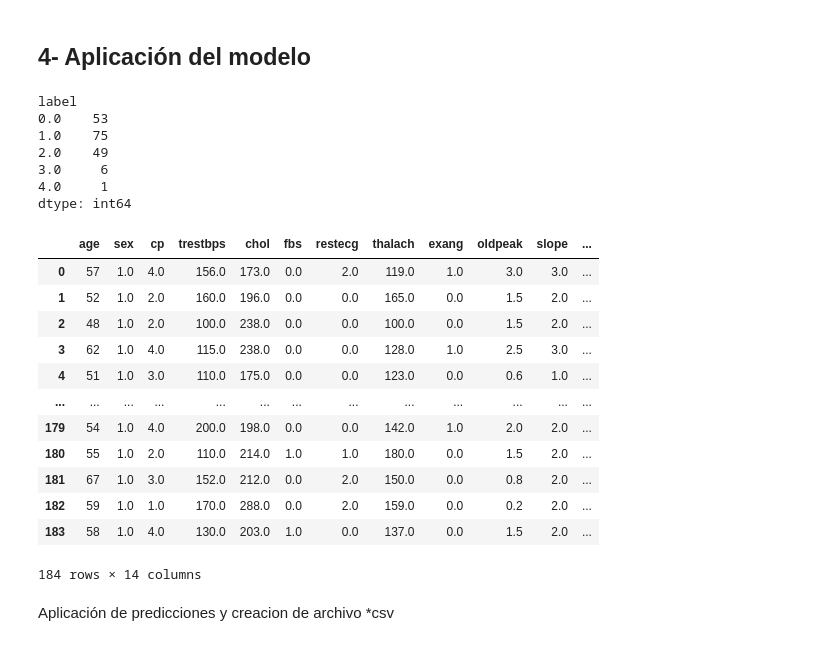
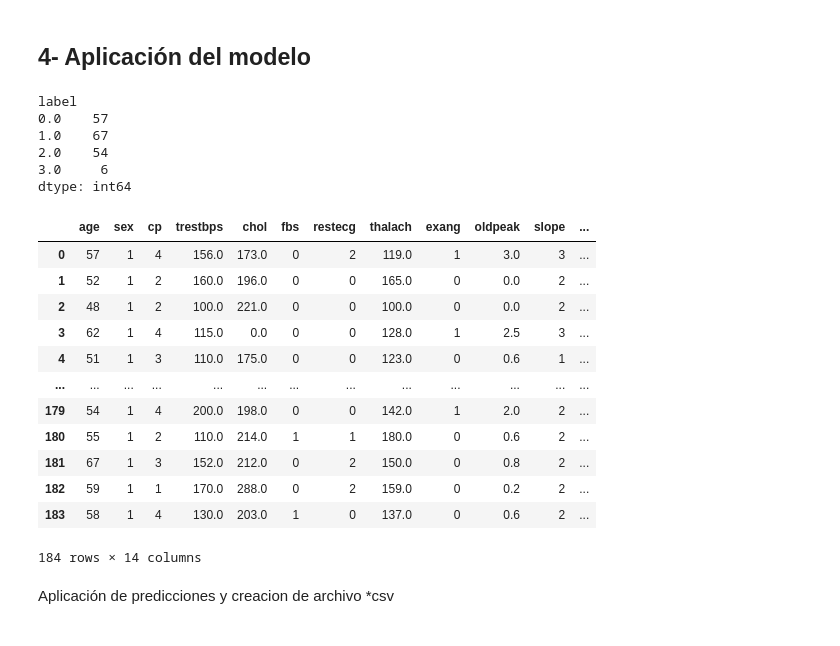
Before and after one commit to cmarty02/DATACADABRA_DataProject_3, a Jupyter notebook: data_raw/Data_Project_3_Cris.ipynb, the cells around one changed output. Cells and saved outputs as stored; diff of their text form; code cells hidden in the pictures.

```diff
--- a/data_raw/Data_Project_3_Cris.ipynb
+++ b/data_raw/Data_Project_3_Cris.ipynb
@@ -645,9 +606,14 @@ from sklearn.metrics import mean_squared_error, r2_score
 #Eliminar las filas con valores negativos
 #train = train[~valores_negativos]
 
-# Paso 1: Separacion entre Label y las variables independientes
-X = train_copy_b.drop('label', axis=1)  # Variables independientes
-y = train_copy_b['label']  # Variable dependiente
+#Seleccion del df para entrenar al modelo
+df_train = train_copy_c
+##########################################################################
+
+
+# Separacion entre Label y las variables independientes
+X = df_train.drop('label', axis=1)  # Variables independientes
+y = df_train['label']  # Variable dependiente
 
 # Dividir los datos en conjuntos de entrenamiento y prueba
 X_train, X_test, y_train, y_test = train_test_split(X, y, test_size=0.2, random_state=42)
@@ -677,14 +643,11 @@ Model: RandomForestRegressor, MSE: 1.2360238095238096, R2: 0.2941160077171098
 # %% [markdown]
 Entrenamiento de modelo de ***regresion lineal***
 # %%
-import numpy as np
-from sklearn.linear_model import LinearRegression
+# Paso 1: Seleccionar y entrenar el modelo de regresión
+model = LinearRegression()
+model = model.fit(X_train, y_train)
 
-# Paso 2: Seleccionar y entrenar el modelo de regresión
-model = LinearRegression()
-model.fit(X_train, y_train)
-
-# Paso 3: Evaluar el rendimiento del modelo
+# Paso 2: Evaluar el rendimiento del modelo
 train_predictions = model.predict(X_train)
 test_predictions = model.predict(X_test)
 
@@ -696,6 +659,7 @@ test_r2 = r2_score(y_test, test_predictions)
 
 valores_reales = y_test
 
+# Paso 3: Graficar
 # Calcular la regresión lineal entre los valores reales y las predicciones
 model_chart = model
 model_chart.fit(valores_reales.to_numpy().reshape(-1, 1), test_predictions)
@@ -727,46 +691,40 @@ R2 test 0.3625482928713213
 # %% [markdown]
 ## 4- Aplicación del modelo
 # %%
-# Hacer predicciones en los datos de test
-test_model = test
 model = LinearRegression()
-model.fit(X_train, y_train)
+model = model.fit(X_train, y_train)
+
+test_model = test_copy_a.copy()
 
 # Agregar una columna 'label' con las predicciones a test y  redondear
 test_model['label'] = model.predict(test_model).round().clip(0, 4)
 
-# Crear copia para hacer groupby
-test_model = test.copy()
-
-# Agregar una columna 'label' con las predicciones al DataFrame de prueba y redondearlas
-test_model['label'] = model.predict(test_model.drop('label', axis=1)).round().clip(0, 4)
-
-# Calcular la frecuencia de los valores de la variable 'label' usando groupby
+#Calcular la frecuencia de los valores de la variable 'label' usando groupby
 label_freq = test_model.groupby('label').size()
 
 print(label_freq)
 
+test_model_csv = test_model
 test_model
 # %% [output]
 label
-0.0    53
-1.0    75
-2.0    49
+0.0    57
+1.0    67
+2.0    54
 3.0     6
-4.0     1
 dtype: int64
 |  | age | sex | cp | trestbps | chol | fbs | restecg | thalach | exang | oldpeak | slope | ... |
-| 0 | 57 | 1.0 | 4.0 | 156.0 | 173.0 | 0.0 | 2.0 | 119.0 | 1.0 | 3.0 | 3.0 | ... |
-| 1 | 52 | 1.0 | 2.0 | 160.0 | 196.0 | 0.0 | 0.0 | 165.0 | 0.0 | 1.5 | 2.0 | ... |
-| 2 | 48 | 1.0 | 2.0 | 100.0 | 238.0 | 0.0 | 0.0 | 100.0 | 0.0 | 1.5 | 2.0 | ... |
-| 3 | 62 | 1.0 | 4.0 | 115.0 | 238.0 | 0.0 | 0.0 | 128.0 | 1.0 | 2.5 | 3.0 | ... |
-| 4 | 51 | 1.0 | 3.0 | 110.0 | 175.0 | 0.0 | 0.0 | 123.0 | 0.0 | 0.6 | 1.0 | ... |
+| 0 | 57 | 1 | 4 | 156.0 | 173.0 | 0 | 2 | 119.0 | 1 | 3.0 | 3 | ... |
+| 1 | 52 | 1 | 2 | 160.0 | 196.0 | 0 | 0 | 165.0 | 0 | 0.0 | 2 | ... |
+| 2 | 48 | 1 | 2 | 100.0 | 221.0 | 0 | 0 | 100.0 | 0 | 0.0 | 2 | ... |
+| 3 | 62 | 1 | 4 | 115.0 | 0.0 | 0 | 0 | 128.0 | 1 | 2.5 | 3 | ... |
+| 4 | 51 | 1 | 3 | 110.0 | 175.0 | 0 | 0 | 123.0 | 0 | 0.6 | 1 | ... |
 | ... | ... | ... | ... | ... | ... | ... | ... | ... | ... | ... | ... | ... |
-| 179 | 54 | 1.0 | 4.0 | 200.0 | 198.0 | 0.0 | 0.0 | 142.0 | 1.0 | 2.0 | 2.0 | ... |
-| 180 | 55 | 1.0 | 2.0 | 110.0 | 214.0 | 1.0 | 1.0 | 180.0 | 0.0 | 1.5 | 2.0 | ... |
-| 181 | 67 | 1.0 | 3.0 | 152.0 | 212.0 | 0.0 | 2.0 | 150.0 | 0.0 | 0.8 | 2.0 | ... |
-| 182 | 59 | 1.0 | 1.0 | 170.0 | 288.0 | 0.0 | 2.0 | 159.0 | 0.0 | 0.2 | 2.0 | ... |
-| 183 | 58 | 1.0 | 4.0 | 130.0 | 203.0 | 1.0 | 0.0 | 137.0 | 0.0 | 1.5 | 2.0 | ... |
+| 179 | 54 | 1 | 4 | 200.0 | 198.0 | 0 | 0 | 142.0 | 1 | 2.0 | 2 | ... |
+| 180 | 55 | 1 | 2 | 110.0 | 214.0 | 1 | 1 | 180.0 | 0 | 0.6 | 2 | ... |
+| 181 | 67 | 1 | 3 | 152.0 | 212.0 | 0 | 2 | 150.0 | 0 | 0.8 | 2 | ... |
+| 182 | 59 | 1 | 1 | 170.0 | 288.0 | 0 | 2 | 159.0 | 0 | 0.2 | 2 | ... |
+| 183 | 58 | 1 | 4 | 130.0 | 203.0 | 1 | 0 | 137.0 | 0 | 0.6 | 2 | ... |
 184 rows × 14 columns
 # %% [markdown]
 Aplicación de predicciones y creacion de archivo *csv
```
Also changed, not shown: parts of 28 cells of this notebook, 1 other file.
